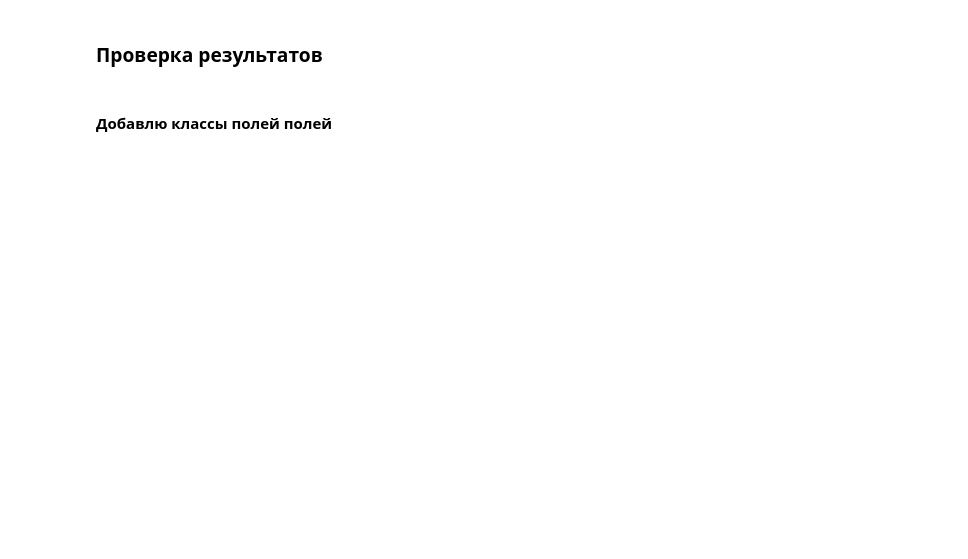
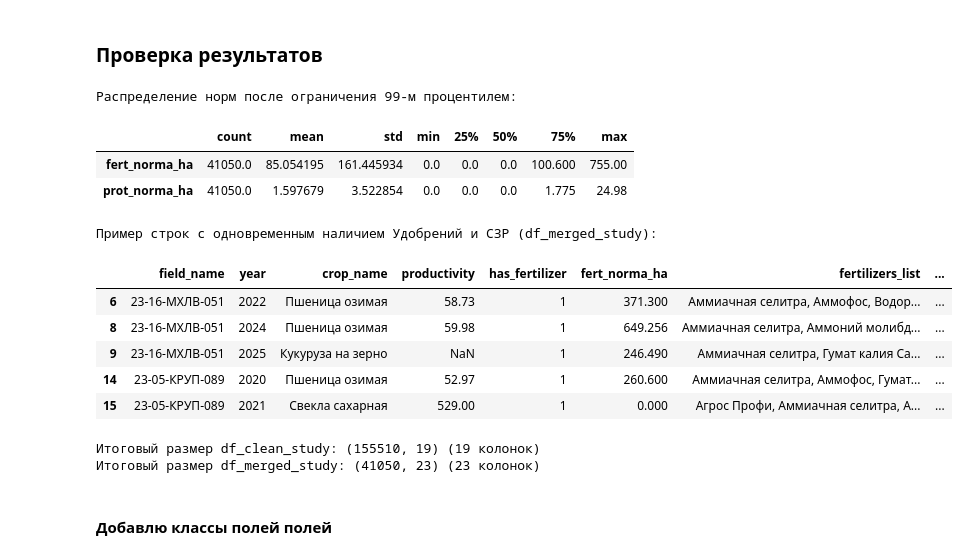
Before and after one commit to Bleckeid/stab, a Jupyter notebook: fields_stab_notebook.ipynb, the cells around one changed output. Drawn from its saved outputs; the diff is of its cells as text; code cells hidden in the pictures; blank space fills up the shorter version.

```diff
--- a/fields_stab_notebook.ipynb
+++ b/fields_stab_notebook.ipynb
@@ -1825,7 +1996,7 @@ for yr in [2016, 2017, 2018, 2019]:
 ### Проверка результатов
 # %%
 # Удаление лишних колонок
-cols_to_drop = ["field_id", "crop_id", "sowing_date", "harvesting_date", "variety", "expected_yield", "diff_yield_ratio", "std_yr"]
+cols_to_drop = ["crop_id", "sowing_date", "harvesting_date", "variety", "expected_yield", "diff_yield_ratio", "std_yr"]
 df_clean_study.drop(columns=cols_to_drop, inplace=True, errors="ignore")
 df_merged_study.drop(columns=cols_to_drop, inplace=True, errors="ignore")
 
@@ -1843,33 +2014,47 @@ print("Распределение норм после ограничения 99-
 display(df_merged_study[["fert_norma_ha", "prot_norma_ha"]].describe().T)
 
 # Колонки отображения
 cols_to_display = [
     MAIN_FIELD_COL,
     "year",
     "crop_name",
     "productivity",
     "has_fertilizer",
     "fert_norma_ha",
     "fertilizers_list",
     "has_protection",
     "prot_norma_ha",
     "protection_list",
 ]
 
 print("Пример строк с одновременным наличием Удобрений и СЗР (df_merged_study):")
 display(
     df_merged_study[
         (df_merged_study["has_fertilizer"] == 1)
         & (df_merged_study["has_protection"] == 1)
     ][cols_to_display].head()
 )
 
 print(
     f"\nИтоговый размер df_clean_study: {df_clean_study.shape} ({len(df_clean_study.columns)} колонок)"
 )
 print(
     f"Итоговый размер df_merged_study: {df_merged_study.shape} ({len(df_merged_study.columns)} колонок)"
 )
+# %% [output]
+Распределение норм после ограничения 99-м процентилем:
+|  | count | mean | std | min | 25% | 50% | 75% | max |
+| fert_norma_ha | 41050.0 | 85.054195 | 161.445934 | 0.0 | 0.0 | 0.0 | 100.600 | 755.00 |
+| prot_norma_ha | 41050.0 | 1.597679 | 3.522854 | 0.0 | 0.0 | 0.0 | 1.775 | 24.98 |
+Пример строк с одновременным наличием Удобрений и СЗР (df_merged_study):
+|  | field_name | year | crop_name | productivity | has_fertilizer | fert_norma_ha | fertilizers_list | ... |
+| 6 | 23-16-МХЛВ-051 | 2022 | Пшеница озимая | 58.73 | 1 | 371.300 | Аммиачная селитра, Аммофос, Водор... | ... |
+| 8 | 23-16-МХЛВ-051 | 2024 | Пшеница озимая | 59.98 | 1 | 649.256 | Аммиачная селитра, Аммоний молибд... | ... |
+| 9 | 23-16-МХЛВ-051 | 2025 | Кукуруза на зерно | NaN | 1 | 246.490 | Аммиачная селитра, Гумат калия Са... | ... |
+| 14 | 23-05-КРУП-089 | 2020 | Пшеница озимая | 52.97 | 1 | 260.600 | Аммиачная селитра, Аммофос, Гумат... | ... |
+| 15 | 23-05-КРУП-089 | 2021 | Свекла сахарная | 529.00 | 1 | 0.000 | Агрос Профи, Аммиачная селитра, А... | ... |
+Итоговый размер df_clean_study: (155510, 19) (19 колонок)
+Итоговый размер df_merged_study: (41050, 23) (23 колонок)
 # %% [markdown]
 #### Добавлю классы полей полей
 # %%
```
Also changed, not shown: parts of 17 cells of this notebook.
